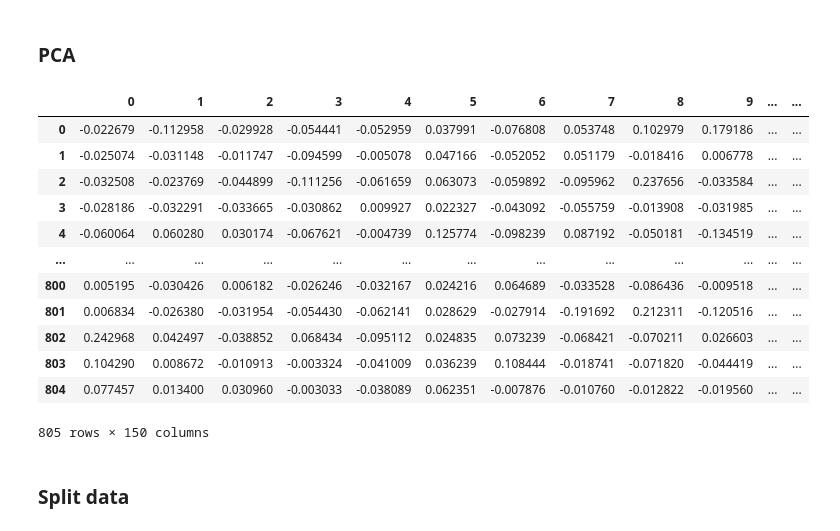
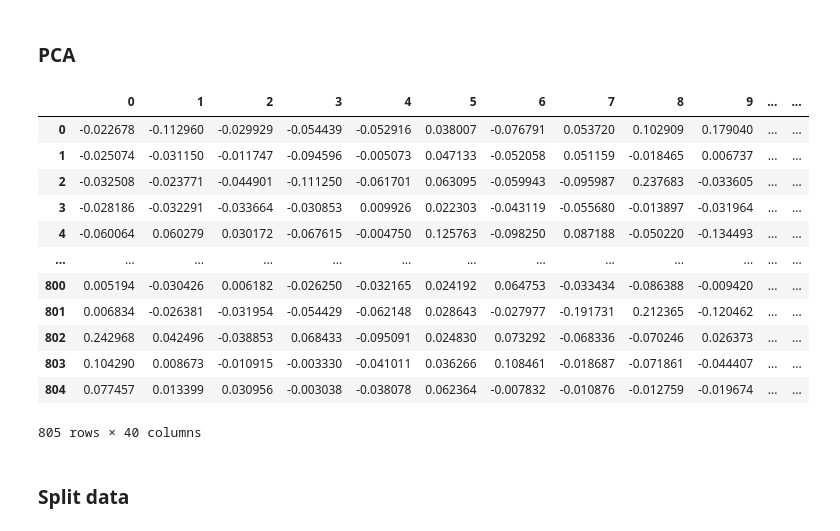
Before and after one commit to Alfito12/prosaindata, a Jupyter notebook: _sources/UtsPSD.ipynb, the cells around one changed output. Cells and saved outputs as stored; diff of their text form; code cells hidden in the pictures.

```diff
--- a/_sources/UtsPSD.ipynb
+++ b/_sources/UtsPSD.ipynb
@@ -165,14 +164,18 @@ data_steaming
 # %% [markdown]
 ### Tokenizing dan Stop Words
 # %%
+from Sastrawi.StopWordRemover.StopWordRemoverFactory import StopWordRemoverFactory
+stop_factory = StopWordRemoverFactory()
+
 words = []
 for i in range (len(steaming)):
   tokens = word_tokenize(steaming[i])
-  listStopword =  set(stopwords.words('indonesian'))
-
+  more_stopword = ['dengan', 'ia','bahwa','oleh','aalysis','aam','kunci']
+  data = stop_factory.get_stop_words()+more_stopword
+  stopword = stop_factory.create_stop_word_remover()
   removed = []
   for t in tokens:
-      if t not in listStopword:
+      if t not in data:
           removed.append(t)
 
   words.append(removed)
@@ -286,24 +289,24 @@ TF-IDF Vectorizer
 ### PCA
 # %%
 from sklearn.decomposition import PCA
-pca_abstrak = PCA(n_components=150)
+pca_abstrak = PCA(n_components=40)
 principalComponents_abstrak = pca_abstrak.fit_transform(df_tfidfvect)
 principal_abstrak_Df = pd.DataFrame(principalComponents_abstrak)
 principal_abstrak_Df
 # %% [output]
 |  | 0 | 1 | 2 | 3 | 4 | 5 | 6 | 7 | 8 | 9 | ... | ... |
-| 0 | -0.022679 | -0.112958 | -0.029928 | -0.054441 | -0.052959 | 0.037991 | -0.076808 | 0.053748 | 0.102979 | 0.179186 | ... | ... |
-| 1 | -0.025074 | -0.031148 | -0.011747 | -0.094599 | -0.005078 | 0.047166 | -0.052052 | 0.051179 | -0.018416 | 0.006778 | ... | ... |
-| 2 | -0.032508 | -0.023769 | -0.044899 | -0.111256 | -0.061659 | 0.063073 | -0.059892 | -0.095962 | 0.237656 | -0.033584 | ... | ... |
-| 3 | -0.028186 | -0.032291 | -0.033665 | -0.030862 | 0.009927 | 0.022327 | -0.043092 | -0.055759 | -0.013908 | -0.031985 | ... | ... |
-| 4 | -0.060064 | 0.060280 | 0.030174 | -0.067621 | -0.004739 | 0.125774 | -0.098239 | 0.087192 | -0.050181 | -0.134519 | ... | ... |
+| 0 | -0.022678 | -0.112960 | -0.029929 | -0.054439 | -0.052916 | 0.038007 | -0.076791 | 0.053720 | 0.102909 | 0.179040 | ... | ... |
+| 1 | -0.025074 | -0.031150 | -0.011747 | -0.094596 | -0.005073 | 0.047133 | -0.052058 | 0.051159 | -0.018465 | 0.006737 | ... | ... |
+| 2 | -0.032508 | -0.023771 | -0.044901 | -0.111250 | -0.061701 | 0.063095 | -0.059943 | -0.095987 | 0.237683 | -0.033605 | ... | ... |
+| 3 | -0.028186 | -0.032291 | -0.033664 | -0.030853 | 0.009926 | 0.022303 | -0.043119 | -0.055680 | -0.013897 | -0.031964 | ... | ... |
+| 4 | -0.060064 | 0.060279 | 0.030172 | -0.067615 | -0.004750 | 0.125763 | -0.098250 | 0.087188 | -0.050220 | -0.134493 | ... | ... |
 | ... | ... | ... | ... | ... | ... | ... | ... | ... | ... | ... | ... | ... |
-| 800 | 0.005195 | -0.030426 | 0.006182 | -0.026246 | -0.032167 | 0.024216 | 0.064689 | -0.033528 | -0.086436 | -0.009518 | ... | ... |
-| 801 | 0.006834 | -0.026380 | -0.031954 | -0.054430 | -0.062141 | 0.028629 | -0.027914 | -0.191692 | 0.212311 | -0.120516 | ... | ... |
-| 802 | 0.242968 | 0.042497 | -0.038852 | 0.068434 | -0.095112 | 0.024835 | 0.073239 | -0.068421 | -0.070211 | 0.026603 | ... | ... |
-| 803 | 0.104290 | 0.008672 | -0.010913 | -0.003324 | -0.041009 | 0.036239 | 0.108444 | -0.018741 | -0.071820 | -0.044419 | ... | ... |
-| 804 | 0.077457 | 0.013400 | 0.030960 | -0.003033 | -0.038089 | 0.062351 | -0.007876 | -0.010760 | -0.012822 | -0.019560 | ... | ... |
+| 800 | 0.005194 | -0.030426 | 0.006182 | -0.026250 | -0.032165 | 0.024192 | 0.064753 | -0.033434 | -0.086388 | -0.009420 | ... | ... |
+| 801 | 0.006834 | -0.026381 | -0.031954 | -0.054429 | -0.062148 | 0.028643 | -0.027977 | -0.191731 | 0.212365 | -0.120462 | ... | ... |
+| 802 | 0.242968 | 0.042496 | -0.038853 | 0.068433 | -0.095091 | 0.024830 | 0.073292 | -0.068336 | -0.070246 | 0.026373 | ... | ... |
+| 803 | 0.104290 | 0.008673 | -0.010915 | -0.003330 | -0.041011 | 0.036266 | 0.108461 | -0.018687 | -0.071861 | -0.044407 | ... | ... |
+| 804 | 0.077457 | 0.013399 | 0.030956 | -0.003038 | -0.038078 | 0.062364 | -0.007832 | -0.010876 | -0.012759 | -0.019674 | ... | ... |
-805 rows × 150 columns
+805 rows × 40 columns
 # %% [markdown]
 ### Split data
 # %%
```
Also changed, not shown: parts of 9 cells of this notebook, 12 other files.
